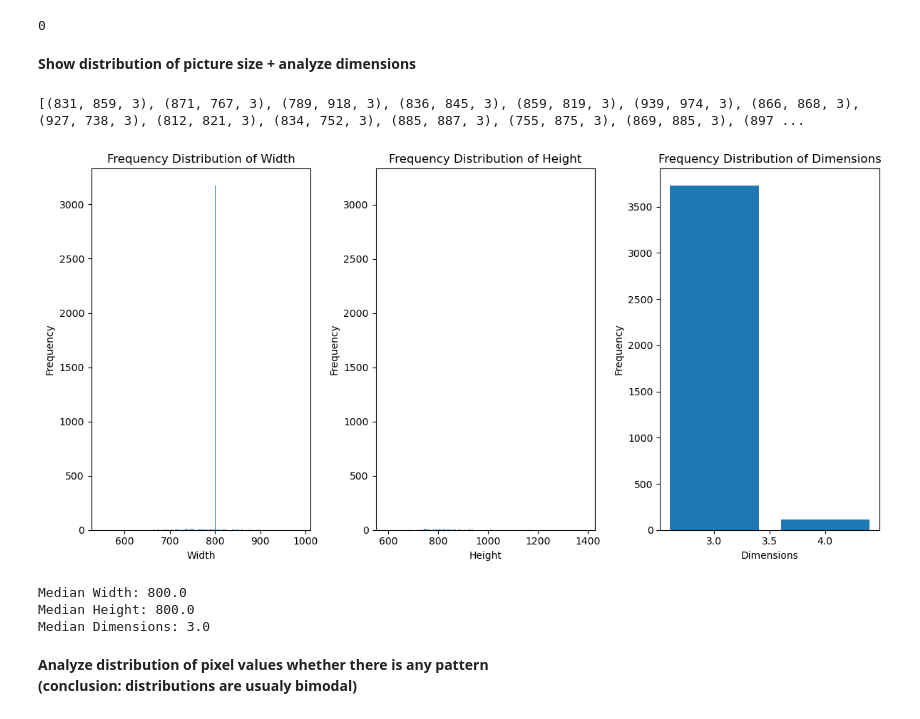
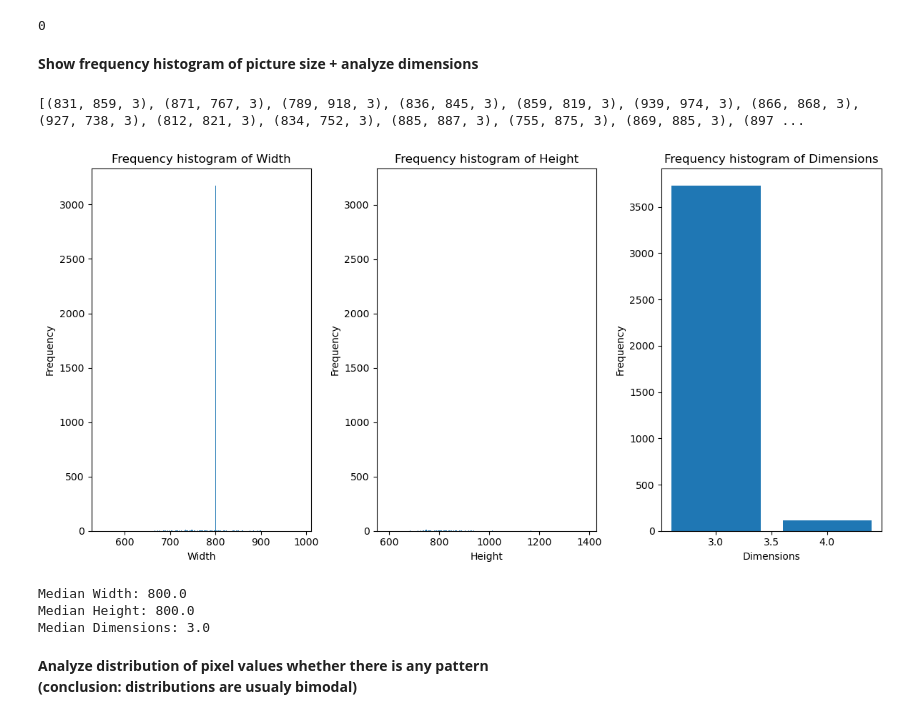
Before and after one commit to TimofiyJ/ML_Aircraft, a Jupyter notebook: main.ipynb, the cells around one changed output. Drawn from its saved outputs; the diff is of its cells as text; code cells hidden in the pictures.

```diff
--- a/main.ipynb
+++ b/main.ipynb
@@ -138,7 +125,7 @@ print(found)
 # %% [output]
 0
 # %% [markdown]
-**Show distribution of picture size + analyze dimensions**
+**Show frequency histogram of picture size + analyze dimensions**
 # %%
 sizes = []
 for image in images:
@@ -162,31 +149,31 @@ dimension_median = np.median(dimensions)
 # %%
 plt.figure(figsize=(12, 6))
 plt.subplot(131)
 plt.bar(width_counts.keys(), width_counts.values())
 plt.xlabel('Width')
 plt.ylabel('Frequency')
-plt.title('Frequency Distribution of Width')
+plt.title('Frequency histogram of Width')
 
 plt.subplot(132)
 plt.bar(height_counts.keys(), height_counts.values())
 plt.xlabel('Height')
 plt.ylabel('Frequency')
-plt.title('Frequency Distribution of Height')
+plt.title('Frequency histogram of Height')
 
 plt.subplot(133)
 plt.bar(dimension_counts.keys(), dimension_counts.values())
 plt.xlabel('Dimensions')
 plt.ylabel('Frequency')
-plt.title('Frequency Distribution of Dimensions')
+plt.title('Frequency histogram of Dimensions')
 
 plt.tight_layout()
 plt.show()
 
 print(f"Median Width: {width_median}")
 print(f"Median Height: {height_median}")
 print(f"Median Dimensions: {dimension_median}")
 # %% [output]
-[figure, old version]
+[figure, new version]
 Median Width: 800.0
 Median Height: 800.0
 Median Dimensions: 3.0
```
Also changed, not shown: parts of 8 cells of this notebook.
